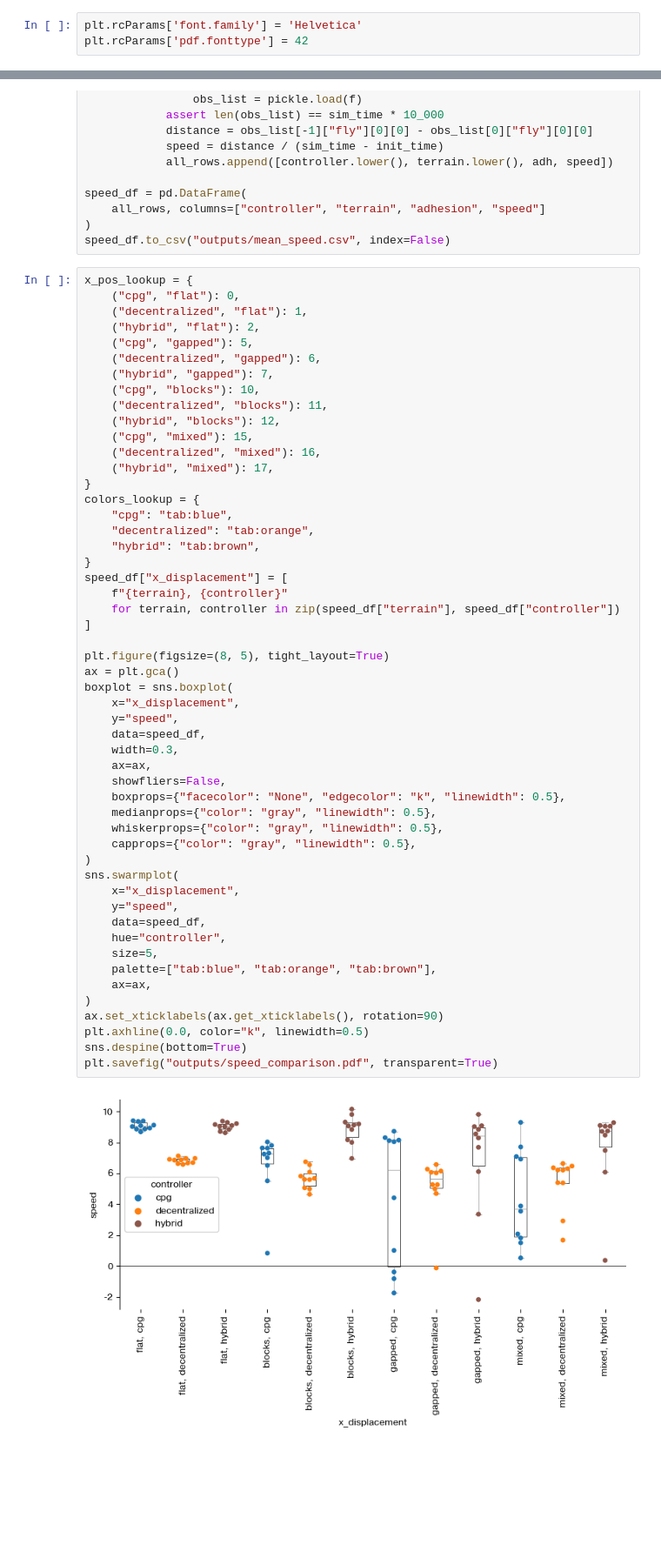
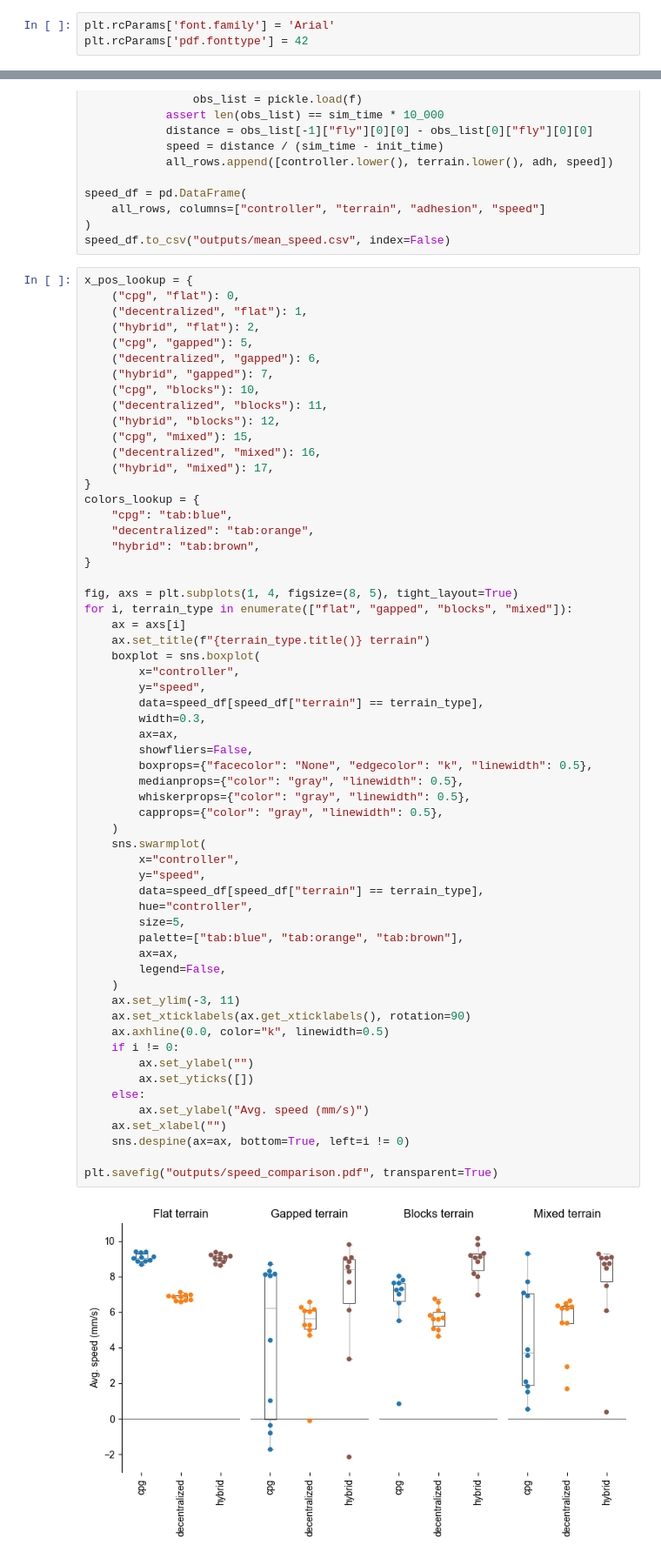
Before and after one commit to NeLy-EPFL/nmf2-paper, a Jupyter notebook: hybrid_controller/generate_figure.ipynb, the cells around one changed output, grey strips where cells are left out. Shown at 87% size. Saved outputs shown, nothing was run; the diff lists cells and outputs as text; blank space fills up the shorter version.

Commit message:
update visualization of controller comparison

```diff
--- a/hybrid_controller/generate_figure.ipynb
+++ b/hybrid_controller/generate_figure.ipynb
@@ -6,7 +6,7 @@ import pandas as pd
 import pickle
 from pathlib import Path
 # %%
-plt.rcParams['font.family'] = 'Helvetica'
+plt.rcParams['font.family'] = 'Arial'
 plt.rcParams['pdf.fonttype'] = 42
 # %%
 base_path = Path("data")
@@ -57,54 +57,61 @@ speed_df.to_csv("outputs/mean_speed.csv", index=False)
 # %%
 x_pos_lookup = {
     ("cpg", "flat"): 0,
     ("decentralized", "flat"): 1,
     ("hybrid", "flat"): 2,
     ("cpg", "gapped"): 5,
     ("decentralized", "gapped"): 6,
     ("hybrid", "gapped"): 7,
     ("cpg", "blocks"): 10,
     ("decentralized", "blocks"): 11,
     ("hybrid", "blocks"): 12,
     ("cpg", "mixed"): 15,
     ("decentralized", "mixed"): 16,
     ("hybrid", "mixed"): 17,
 }
 colors_lookup = {
     "cpg": "tab:blue",
     "decentralized": "tab:orange",
     "hybrid": "tab:brown",
 }
-speed_df["x_displacement"] = [
-    f"{terrain}, {controller}"
-    for terrain, controller in zip(speed_df["terrain"], speed_df["controller"])
-]
 
-plt.figure(figsize=(8, 5), tight_layout=True)
-ax = plt.gca()
-boxplot = sns.boxplot(
-    x="x_displacement",
-    y="speed",
-    data=speed_df,
-    width=0.3,
-    ax=ax,
-    showfliers=False,
-    boxprops={"facecolor": "None", "edgecolor": "k", "linewidth": 0.5},
-    medianprops={"color": "gray", "linewidth": 0.5},
-    whiskerprops={"color": "gray", "linewidth": 0.5},
-    capprops={"color": "gray", "linewidth": 0.5},
-)
-sns.swarmplot(
-    x="x_displacement",
-    y="speed",
-    data=speed_df,
-    hue="controller",
-    size=5,
-    palette=["tab:blue", "tab:orange", "tab:brown"],
-    ax=ax,
-)
-ax.set_xticklabels(ax.get_xticklabels(), rotation=90)
-plt.axhline(0.0, color="k", linewidth=0.5)
-sns.despine(bottom=True)
+fig, axs = plt.subplots(1, 4, figsize=(8, 5), tight_layout=True)
+for i, terrain_type in enumerate(["flat", "gapped", "blocks", "mixed"]):
+    ax = axs[i]
+    ax.set_title(f"{terrain_type.title()} terrain")
+    boxplot = sns.boxplot(
+        x="controller",
+        y="speed",
+        data=speed_df[speed_df["terrain"] == terrain_type],
+        width=0.3,
+        ax=ax,
+        showfliers=False,
+        boxprops={"facecolor": "None", "edgecolor": "k", "linewidth": 0.5},
+        medianprops={"color": "gray", "linewidth": 0.5},
+        whiskerprops={"color": "gray", "linewidth": 0.5},
+        capprops={"color": "gray", "linewidth": 0.5},
+    )
+    sns.swarmplot(
+        x="controller",
+        y="speed",
+        data=speed_df[speed_df["terrain"] == terrain_type],
+        hue="controller",
+        size=5,
+        palette=["tab:blue", "tab:orange", "tab:brown"],
+        ax=ax,
+        legend=False,
+    )
+    ax.set_ylim(-3, 11)
+    ax.set_xticklabels(ax.get_xticklabels(), rotation=90)
+    ax.axhline(0.0, color="k", linewidth=0.5)
+    if i != 0:
+        ax.set_ylabel("")
+        ax.set_yticks([])
+    else:
+        ax.set_ylabel("Avg. speed (mm/s)")
+    ax.set_xlabel("")
+    sns.despine(ax=ax, bottom=True, left=i != 0)
+
 plt.savefig("outputs/speed_comparison.pdf", transparent=True)
 # %% [output]
-[figure, old version]
+[figure, new version]
```
Also changed, not shown: 2 other files.
